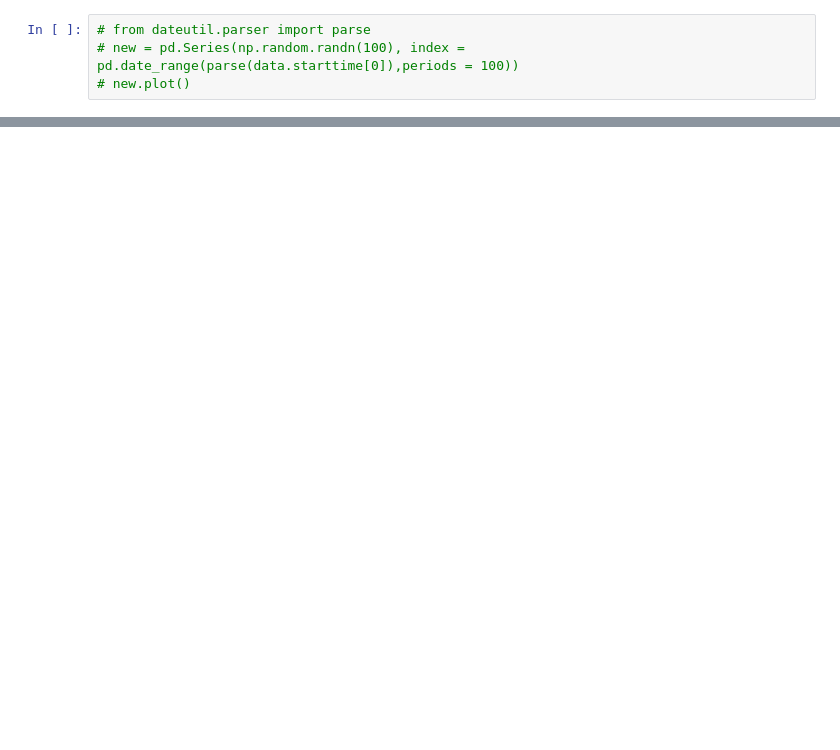
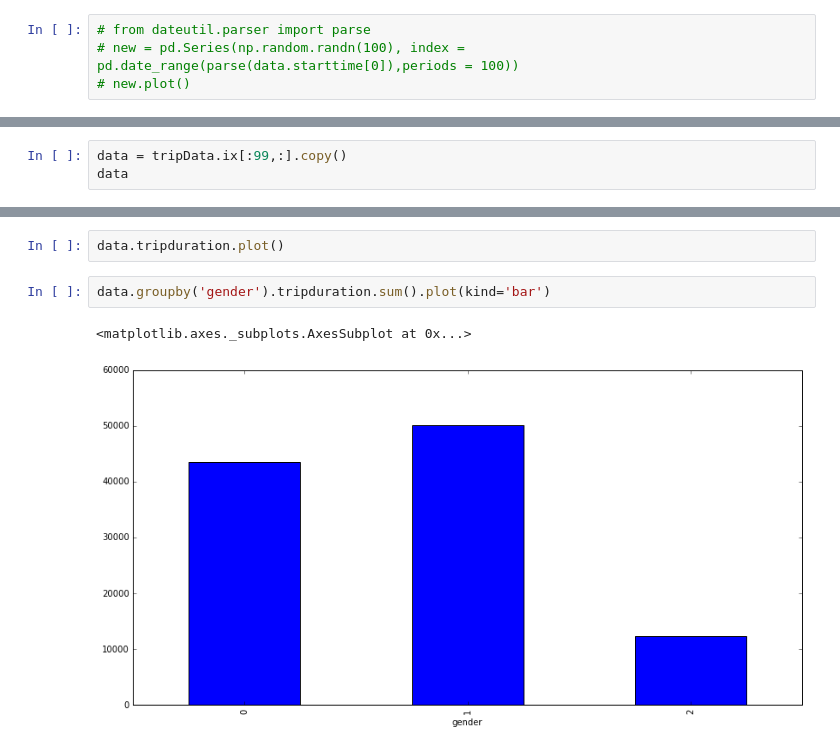
Before and after one commit to JE-/citiBike_NYC, a Jupyter notebook: citiBike_NYC.ipynb, the cells around one changed output, grey strips where cells are left out. Saved outputs shown, nothing was run; the diff lists cells and outputs as text; blank space fills up the shorter version.

```diff
--- a/citiBike_NYC.ipynb
+++ b/citiBike_NYC.ipynb
@@ -127,0 +115,3 @@ print str(x) +" percent of trips were longer than " + str(trip_duration) +" seco
+# %%
+data = tripData.ix[:99,:].copy()
+data
@@ -127,0 +137,7 @@ print str(x) +" percent of trips were longer than " + str(trip_duration) +" seco
+# %%
+data.tripduration.plot()
+# %%
+data.groupby('gender').tripduration.sum().plot(kind='bar')
+# %% [output]
+<matplotlib.axes._subplots.AxesSubplot at 0x...>
+[figure, added]
```
Also changed, not shown: parts of 10 cells of this notebook.
